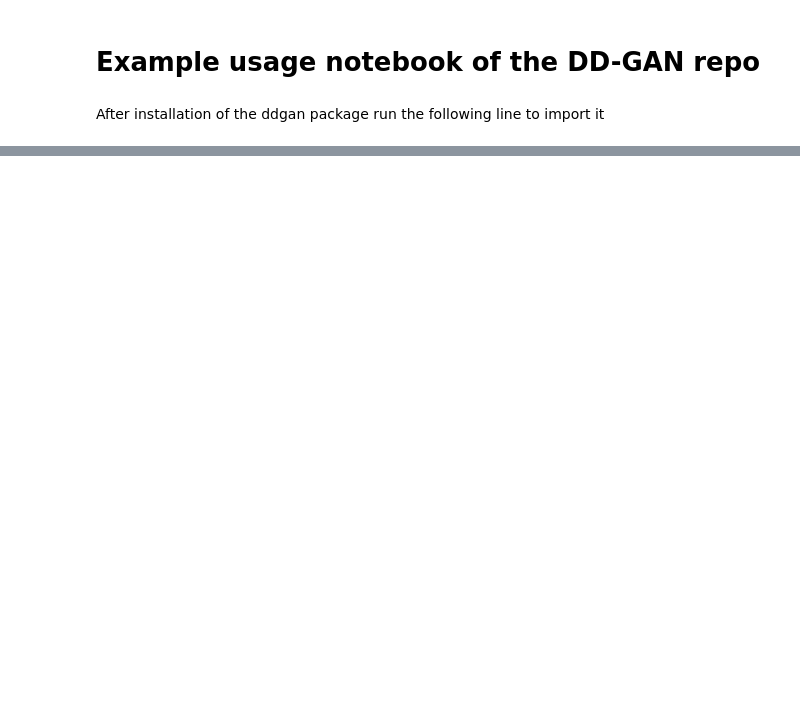
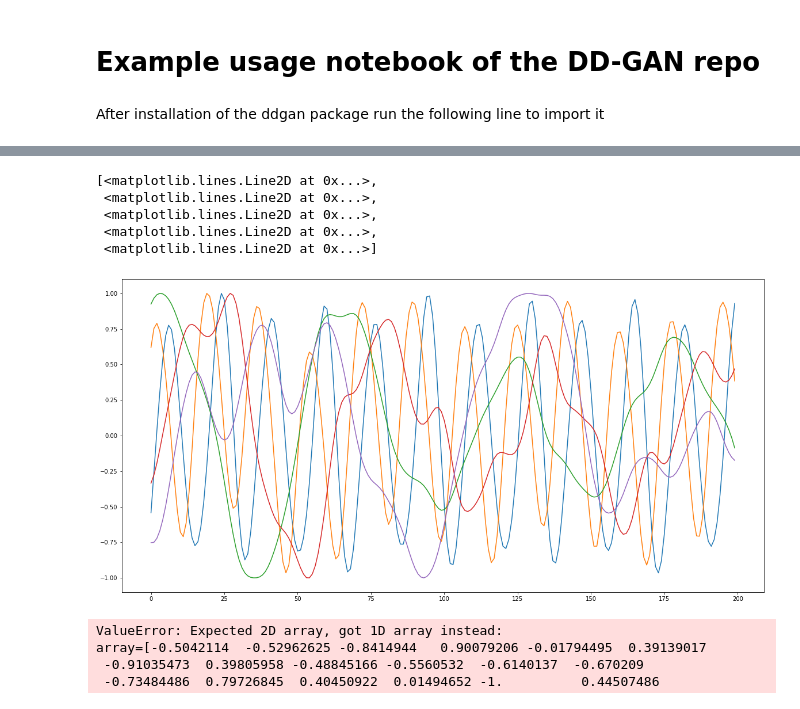
Before and after one commit to JTomasson20/DD-GAN, a Jupyter notebook: examples/usage_example.ipynb, the cells around one changed output, grey strips where cells are left out. Drawn from its saved outputs; the diff is of its cells as text; code cells hidden in the pictures; blank space fills up the shorter version.

```diff
--- a/examples/usage_example.ipynb
+++ b/examples/usage_example.ipynb
@@ -147,0 +167,11 @@ NameError: name 'flds' is not defined
+# %%
+fig, ax = plt.subplots(1,1, figsize=[20,10])
+
+ax.plot(training_data[:, -5:])
+# %% [output]
+[<matplotlib.lines.Line2D at 0x...>,
+ <matplotlib.lines.Line2D at 0x...>,
+ <matplotlib.lines.Line2D at 0x...>,
+ <matplotlib.lines.Line2D at 0x...>,
+ <matplotlib.lines.Line2D at 0x...>]
+[figure, added]
@@ -147,0 +196,8 @@ NameError: name 'flds' is not defined
+# %%
+eigenvalues_tmp = scaling.inverse_transform(training_data[1])
+eigenvalues_tmp
+# %% [output]
+ValueError: Expected 2D array, got 1D array instead:
+array=[-0.5042114  -0.52962625 -0.8414944   0.90079206 -0.01794495  0.39139017
+ -0.91035473  0.39805958 -0.48845166 -0.5560532  -0.6140137  -0.670209
+ -0.73484486  0.79726845  0.40450922  0.01494652 -1.          0.44507486
```
Also changed, not shown: parts of 23 cells of this notebook, 47 other files.
